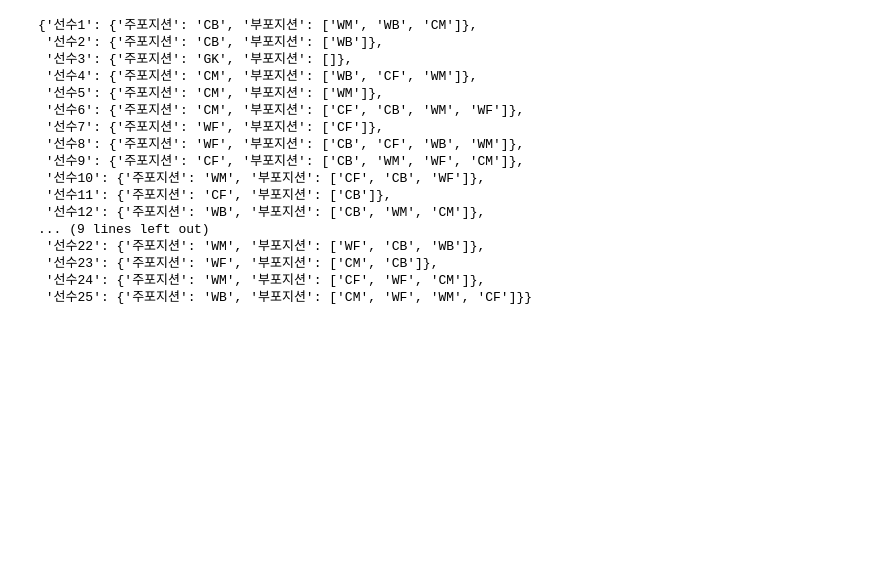
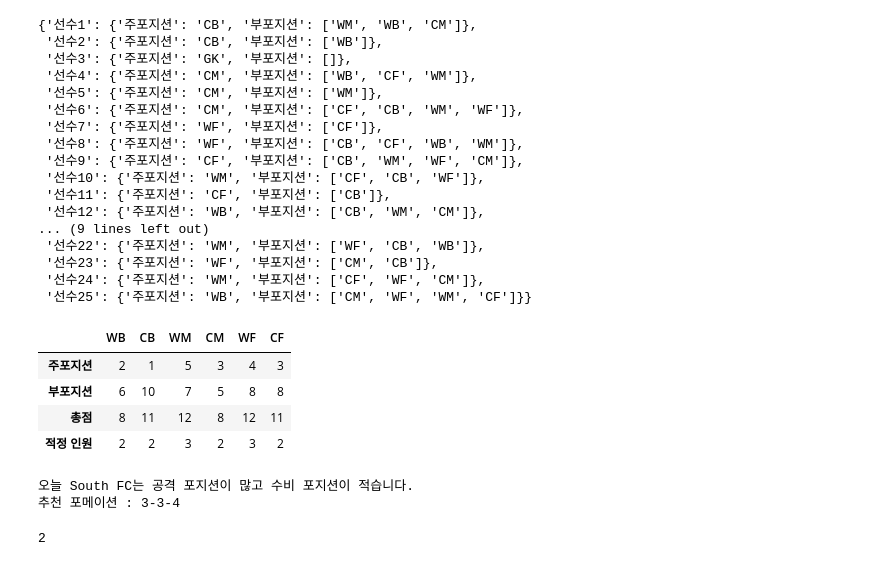
Before and after one commit to nammtaeehyeonn/South, a Jupyter notebook: test.ipynb, the cells around one changed output. Drawn from its saved outputs; the diff is of its cells as text; code cells hidden in the pictures; blank space fills up the shorter version.

```diff
--- a/test.ipynb
+++ b/test.ipynb
@@ -139,3 +139,60 @@ entry
  '선수23': {'주포지션': 'WF', '부포지션': ['CM', 'CB']},
  '선수24': {'주포지션': 'WM', '부포지션': ['CF', 'WF', 'CM']},
  '선수25': {'주포지션': 'WB', '부포지션': ['CM', 'WF', 'WM', 'CF']}}
+# %%
+import math
+import pandas as pd
+
+main_pos_list = ['CB', 'CM', 'CM', 'CM', 'WF', 'WF', 'CF', 'WM', 'CF', 'WB', 'CF', 'WF', 'WM', 'WM', 'WF', 'WM', 'WM', 'WB']
+sub_pos_list = ['WB', 'WB', 'CF', 'WM', 'WM', 'CF', 'CB', 'WM', 'WF', 'CF', 'CB', 'CF', 'WB', 'WM', 'CB', 'WM', 'WF', 'CM', 'CF', 'CB', 'WF', 'CB', 'CB', 'WM', 'CM', 'WB', 'CB', 'WB', 'WF', 'CM', 'CB', 'CF', 'WF', 'CB', 'WF', 'CB', 'WB', 'CF', 'WF', 'CM', 'CM', 'WF', 'WM', 'CF']
+positions = ["CF","WF","CM","WM","CB","WB","GK"]
+positions_mans = [0,0,0]
+total_point = [0,0,0]
+quater = 4
+
+df_dict = dict()
+for idx, p in enumerate(positions[:-1][::-1]):
+    df_dict[p] = [main_pos_list.count(p), (sub_pos_list.count(p)), main_pos_list.count(p)+(sub_pos_list.count(p)), math.floor((main_pos_list.count(p)+(sub_pos_list.count(p)))/quater)]
+    if p[-1] == 'B':
+        positions_mans[0] += df_dict[p][-1]
+        total_point[0] += df_dict[p][-2]
+    if p[-1] == 'M':
+        positions_mans[1] += df_dict[p][-1]
+        total_point[1] += df_dict[p][-2]
+    if p[-1] == 'F':
+        positions_mans[2] += df_dict[p][-1]
+        total_point[2] += df_dict[p][-2]
+a = pd.DataFrame(df_dict, index = ['주포지션', '부포지션', '총점', '적정 인원'])
+display(a)
+
+# print(positions_mans)
+# print(total_point)
+
+max_nums_positions = total_point.index(max(total_point))
+min_nums_positions = total_point.index(min(total_point))
+median_nums_positions = [i for i in range(len(total_point)) if (i != max_nums_positions) & (i != min_nums_positions)][0]
+
+count_positions = ["수비", "미드필더", "공격"]
+print(f"오늘 South FC는 {count_positions[max_nums_positions]} 포지션이 많고 {count_positions[min_nums_positions]} 포지션이 적습니다.")
+
+while sum(positions_mans) != 10:
+    if sum(positions_mans) > 10:
+        max_count_idx = positions_mans.index(max(positions_mans))
+        positions_mans[max_count_idx] -=1
+    if sum(positions_mans) < 10:
+        min_count_idx = positions_mans.index(min(positions_mans))
+        positions_mans[min_count_idx] +=1
+
+print("추천 포메이션 : " + "-".join([str(i) for i in positions_mans]))
+# %% [output]
+|  | WB | CB | WM | CM | WF | CF |
+| 주포지션 | 2 | 1 | 5 | 3 | 4 | 3 |
+| 부포지션 | 6 | 10 | 7 | 5 | 8 | 8 |
+| 총점 | 8 | 11 | 12 | 8 | 12 | 11 |
+| 적정 인원 | 2 | 2 | 3 | 2 | 3 | 2 |
+오늘 South FC는 공격 포지션이 많고 수비 포지션이 적습니다.
+추천 포메이션 : 3-3-4
+# %%
+total_point.index(max(total_point))
+# %% [output]
+2
```
Also changed, not shown: 1 other file.
